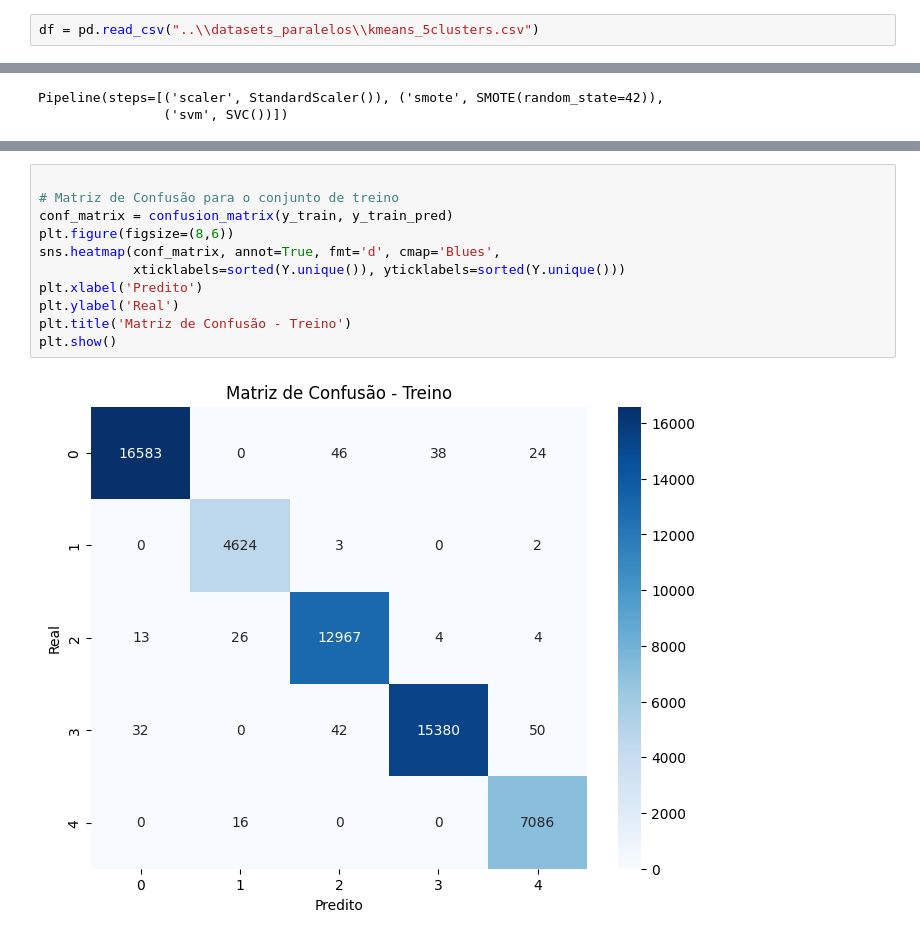
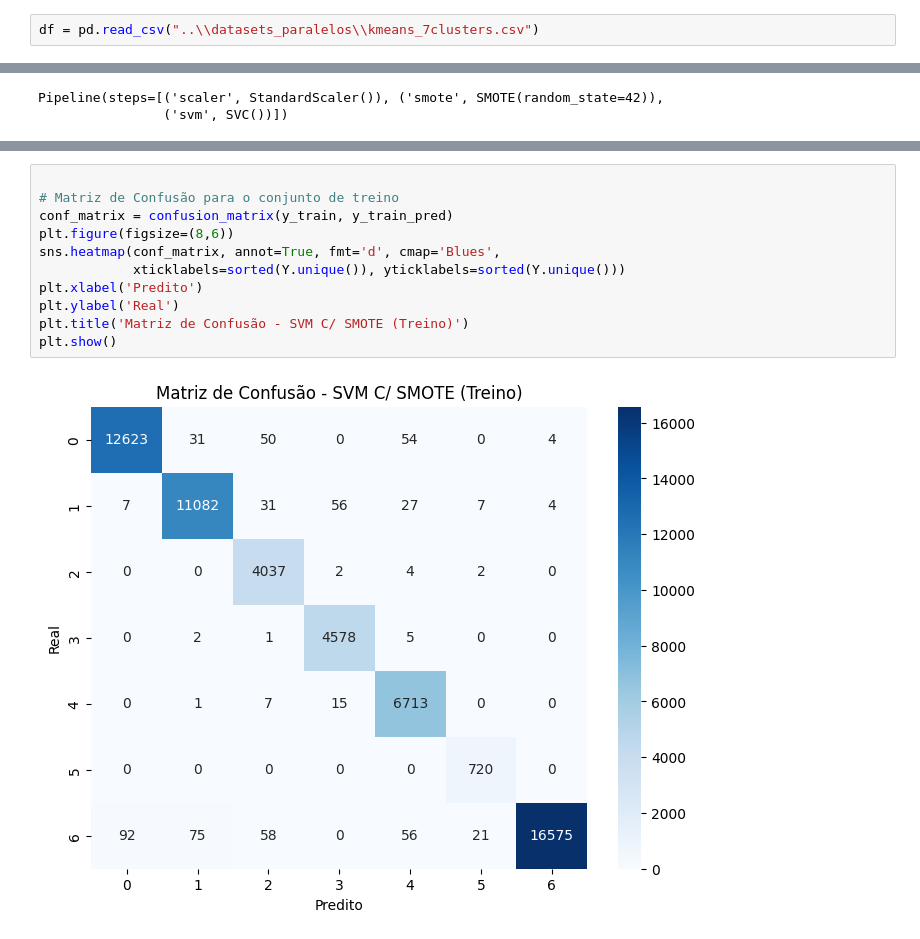
Before and after one commit to allanjfarias/PISI3, a Jupyter notebook: notebooks_classificação_clusters/svm_smote.ipynb, the cells around one changed output, grey strips where cells are left out. Cells and saved outputs as stored; diff of their text form.

```diff
--- a/notebooks_classificação_clusters/svm_smote.ipynb
+++ b/notebooks_classificação_clusters/svm_smote.ipynb
@@ -13,7 +13,7 @@ from imblearn.pipeline import Pipeline
 from imblearn.over_sampling import SMOTE
 from sklearn.preprocessing import StandardScaler
 # %%
-df = pd.read_csv("..\\datasets_paralelos\\kmeans_5clusters.csv")
+df = pd.read_csv("..\\datasets_paralelos\\kmeans_7clusters.csv")
 # %%
 # 2. Separar X e y
 X = df.drop(columns=['cluster'])
@@ -94,13 +98,13 @@ plt.show()
 # %%
 
 # Matriz de Confusão para o conjunto de treino
 conf_matrix = confusion_matrix(y_train, y_train_pred)
 plt.figure(figsize=(8,6))
 sns.heatmap(conf_matrix, annot=True, fmt='d', cmap='Blues',
             xticklabels=sorted(Y.unique()), yticklabels=sorted(Y.unique()))
 plt.xlabel('Predito')
 plt.ylabel('Real')
-plt.title('Matriz de Confusão - Treino')
+plt.title('Matriz de Confusão - SVM C/ SMOTE (Treino)')
 plt.show()
 # %% [output]
-[figure, old version]
+[figure, new version]
```
Also changed, not shown: parts of 4 cells of this notebook, 2 other files.
